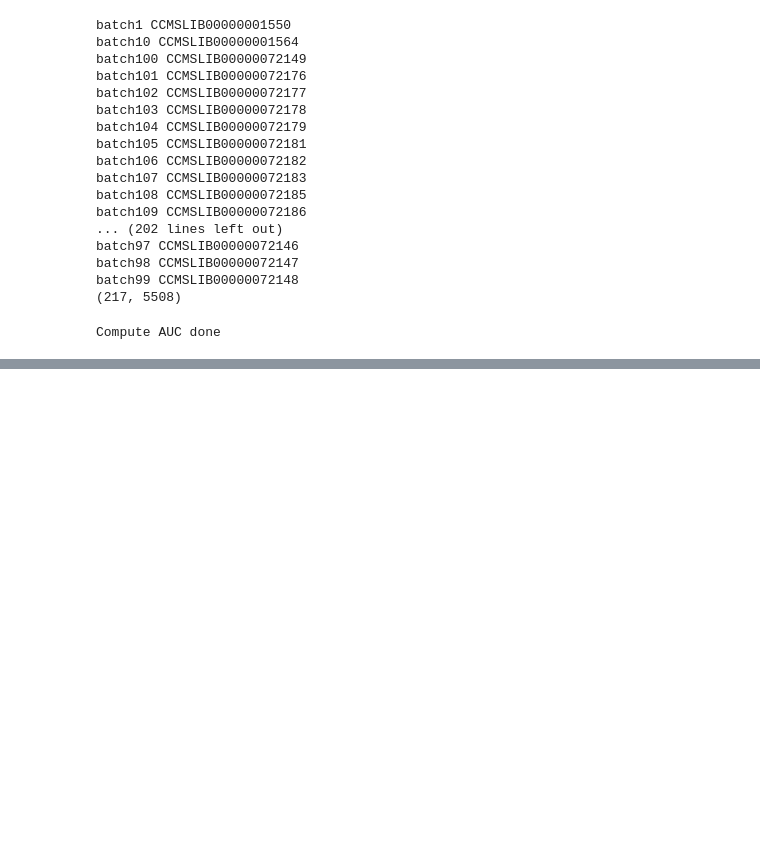
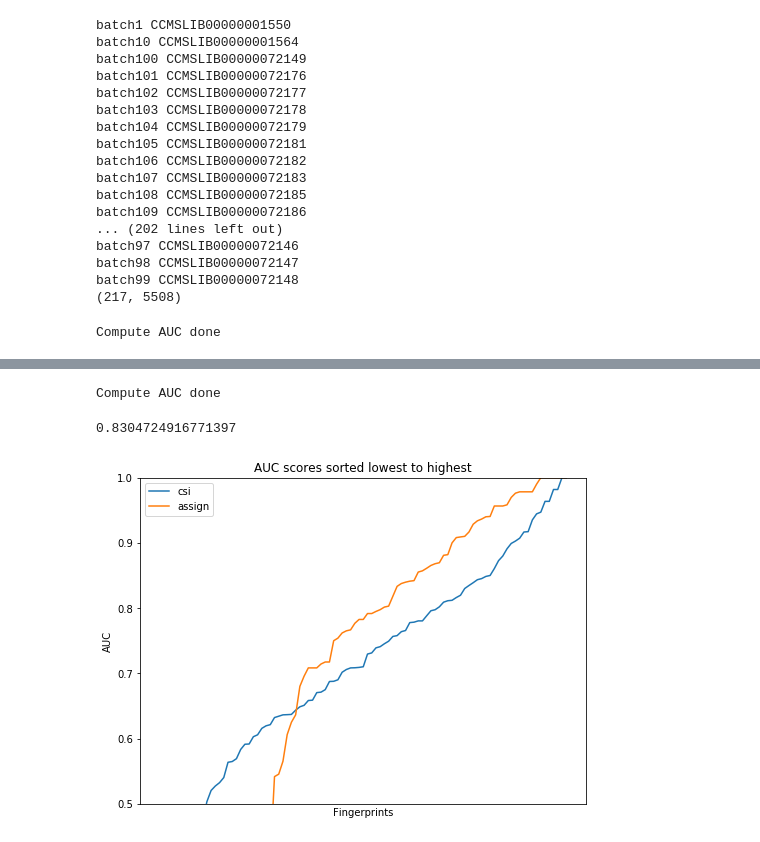
Before and after one commit to sdrogers/nnpredict, a Jupyter notebook: Code/Python/Final_vs_CSI.ipynb, the cells around one changed output, grey strips where cells are left out. Cells and saved outputs as stored; diff of their text form; code cells hidden in the pictures; blank space fills up the shorter version.

Commit message:
add comparison when ionization is known

```diff
--- a/Code/Python/Final_vs_CSI.ipynb
+++ b/Code/Python/Final_vs_CSI.ipynb
@@ -640,0 +792,41 @@ Number of substructures that have AUC > 0.5 : 101
+# %%
+predicted = mod_known_ion.predict(np.log(correct_assigned_trees_known_ion.values + 1))
+# %%
+assign_known_ion_auc = compute_auc(correct_fingerprints.columns.tolist(), correct_fingerprints.values, predicted)
+# %% [output]
+Compute AUC done
+# %%
+differences = []
+pvalues = []
+base_aucs = []
+exp_aucs = []
+
+for i, auc in csi_correct_auc:
+    difference = assign_known_ion_auc[i][1] - auc # remove outliers
+
+    if difference != 0:
+        base_aucs.append(assign_known_ion_auc[i][1])
+        exp_aucs.append(auc)
+        differences.append((i, difference))
+
+t_test = stats.wilcoxon(base_aucs, exp_aucs)
+
+print(t_test.pvalue)
+# %% [output]
+0.8304724916771397
+# %%
+base_aucs.sort()
+exp_aucs.sort()
+# %%
+plt.title("AUC scores sorted lowest to highest")
+plt.plot(range(0, len(exp_aucs)), exp_aucs, label="csi")
+plt.plot(range(0, len(base_aucs)), base_aucs, label="assign")
+
+plt.legend()
+plt.xticks([])
+plt.xlabel("Fingerprints")
+plt.ylabel("AUC")
+plt.ylim(0.5, 1)
+plt.show()
+# %% [output]
+[figure, added]
```
Also changed, not shown: parts of 22 cells of this notebook.
